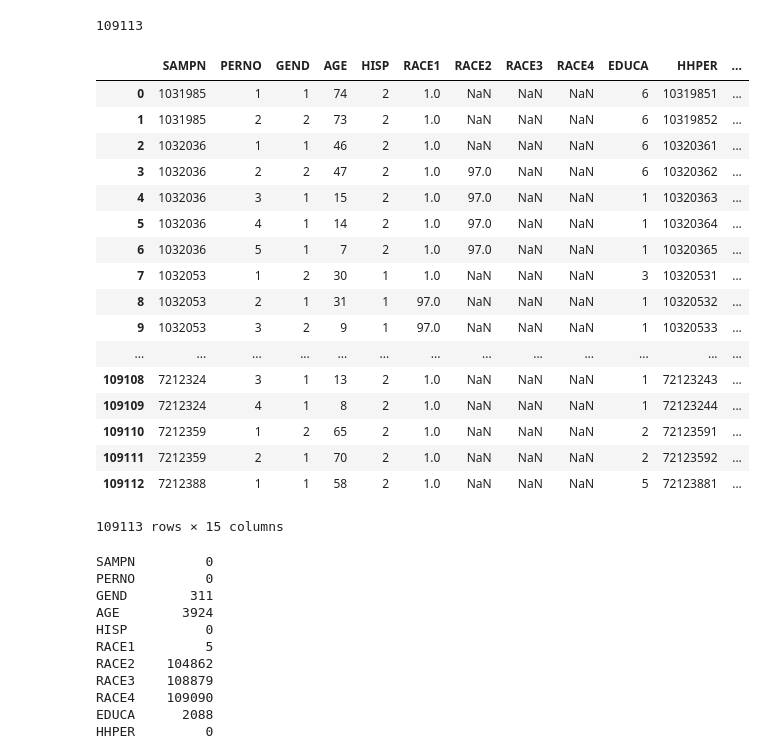
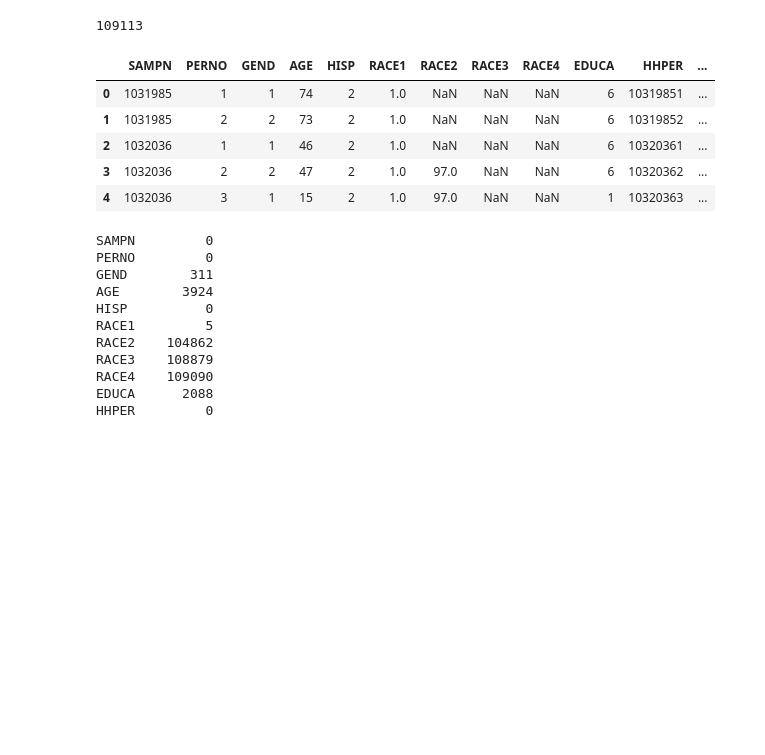
Before and after one commit to ual/activitysynth, a Jupyter notebook: activitysynth/notebooks/notebooks-juan/TOD_school_category_estimation.ipynb, the cells around one changed output. Cells and saved outputs as stored; diff of their text form; code cells hidden in the pictures; blank space fills up the shorter version.

```diff
--- a/activitysynth/notebooks/notebooks-juan/TOD_school_category_estimation.ipynb
+++ b/activitysynth/notebooks/notebooks-juan/TOD_school_category_estimation.ipynb
@@ -131,3 +90,6 @@ person[person.SAMPN == 1032053]
 | 11 | 1032053 | 5 | 3 | 2 | 5 | NaN | 1 | 97.0 | NaN | NaN | NaN | ... |
 | 12 | 1032053 | 6 | 3 | 1 | 1 | NaN | 1 | 97.0 | NaN | NaN | NaN | ... |
 6 rows × 148 columns
+# %%
+person.loc[:,['SXCORD', 'SYCORD']]
+person.SXCORD.replace('HIDDEN', np.nan, inplace = True)
@@ -134,3 +100,5 @@ person[person.SAMPN == 1032053]
+# %%
+person.SNAME.replace('HIDDEN', np.nan, inplace = True)
 # %%
 person = person[['SAMPN','PERNO','GEND','AGE','HISP','RACE1','RACE2','RACE3','RACE4',
                  'EDUCA']]
@@ -146,26 +114,14 @@ demo.HHPER.nunique()
 # %% [output]
 109113
 # %%
-demo
+demo.head()
 # %% [output]
 |  | SAMPN | PERNO | GEND | AGE | HISP | RACE1 | RACE2 | RACE3 | RACE4 | EDUCA | HHPER | ... |
 | 0 | 1031985 | 1 | 1 | 74 | 2 | 1.0 | NaN | NaN | NaN | 6 | 10319851 | ... |
 | 1 | 1031985 | 2 | 2 | 73 | 2 | 1.0 | NaN | NaN | NaN | 6 | 10319852 | ... |
 | 2 | 1032036 | 1 | 1 | 46 | 2 | 1.0 | NaN | NaN | NaN | 6 | 10320361 | ... |
 | 3 | 1032036 | 2 | 2 | 47 | 2 | 1.0 | 97.0 | NaN | NaN | 6 | 10320362 | ... |
 | 4 | 1032036 | 3 | 1 | 15 | 2 | 1.0 | 97.0 | NaN | NaN | 1 | 10320363 | ... |
-| 5 | 1032036 | 4 | 1 | 14 | 2 | 1.0 | 97.0 | NaN | NaN | 1 | 10320364 | ... |
-| 6 | 1032036 | 5 | 1 | 7 | 2 | 1.0 | 97.0 | NaN | NaN | 1 | 10320365 | ... |
-| 7 | 1032053 | 1 | 2 | 30 | 1 | 1.0 | NaN | NaN | NaN | 3 | 10320531 | ... |
-| 8 | 1032053 | 2 | 1 | 31 | 1 | 97.0 | NaN | NaN | NaN | 1 | 10320532 | ... |
-| 9 | 1032053 | 3 | 2 | 9 | 1 | 97.0 | NaN | NaN | NaN | 1 | 10320533 | ... |
-| ... | ... | ... | ... | ... | ... | ... | ... | ... | ... | ... | ... | ... |
-| 109108 | 7212324 | 3 | 1 | 13 | 2 | 1.0 | NaN | NaN | NaN | 1 | 72123243 | ... |
-| 109109 | 7212324 | 4 | 1 | 8 | 2 | 1.0 | NaN | NaN | NaN | 1 | 72123244 | ... |
-| 109110 | 7212359 | 1 | 2 | 65 | 2 | 1.0 | NaN | NaN | NaN | 2 | 72123591 | ... |
-| 109111 | 7212359 | 2 | 1 | 70 | 2 | 1.0 | NaN | NaN | NaN | 2 | 72123592 | ... |
-| 109112 | 7212388 | 1 | 1 | 58 | 2 | 1.0 | NaN | NaN | NaN | 5 | 72123881 | ... |
-109113 rows × 15 columns
 # %%
 na_dict = {
     'GEND':[9],
```
Also changed, not shown: parts of 17 cells of this notebook, 5 other files.
